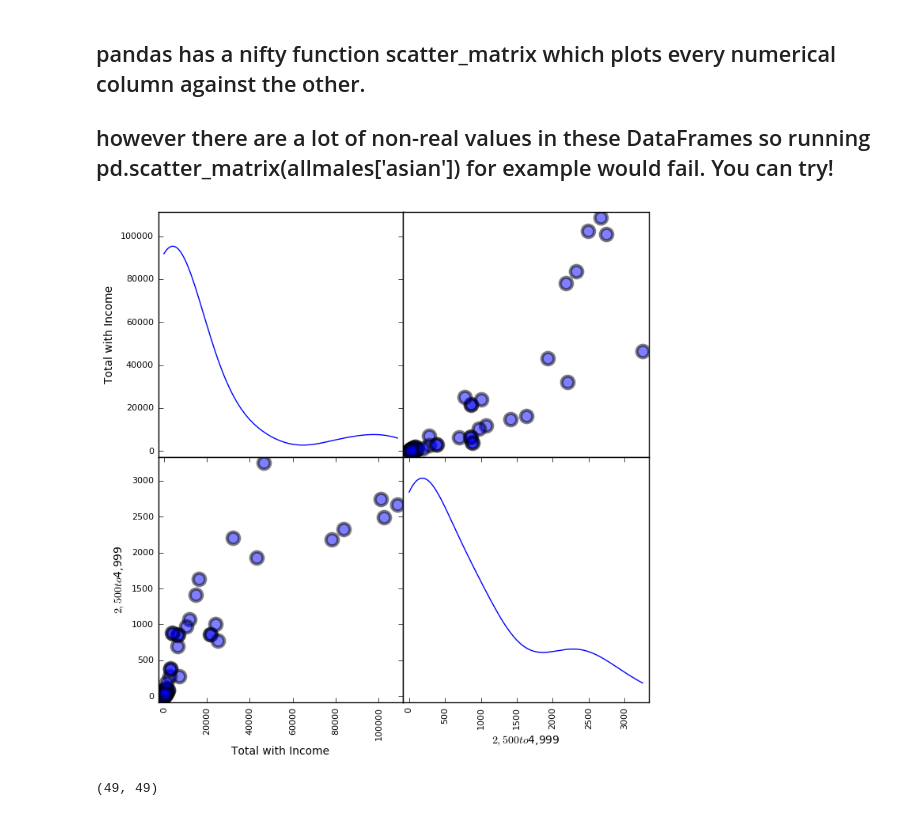
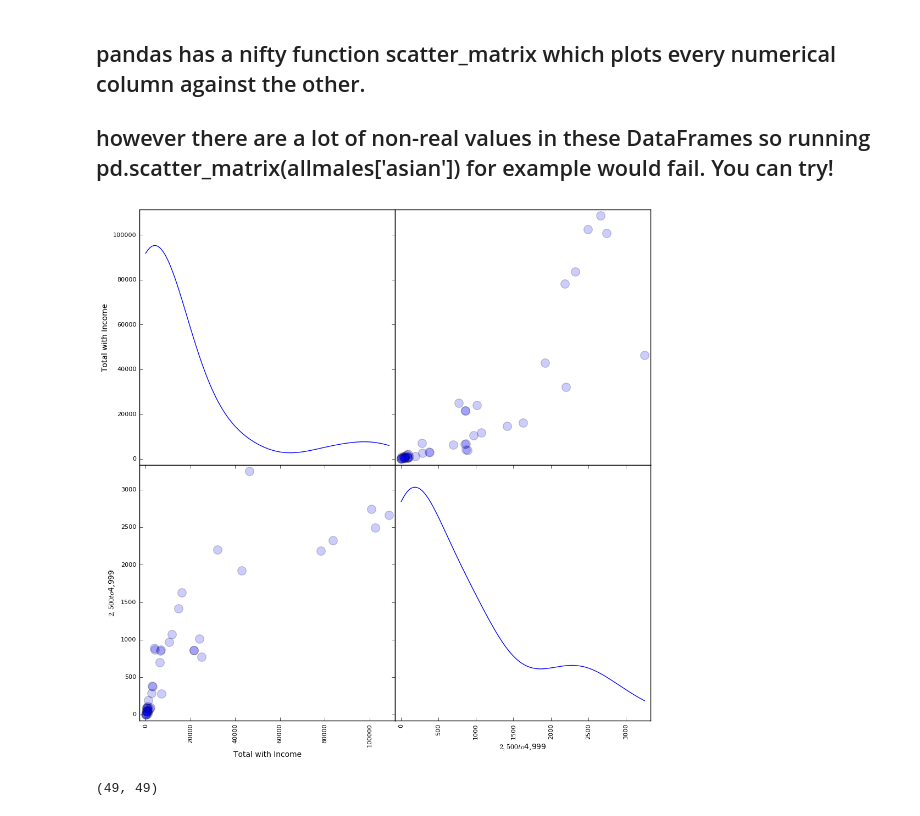
Before and after one commit to dlk253/PUI2016_dlk253, a Jupyter notebook: HW5_dlk253/HW5_Assignment2_dlk253_genderIncomeBias.ipynb, the cells around one changed output. Saved outputs shown, nothing was run; the diff lists cells and outputs as text; code cells hidden in the pictures.

```diff
--- a/HW5_dlk253/HW5_Assignment2_dlk253_genderIncomeBias.ipynb
+++ b/HW5_dlk253/HW5_Assignment2_dlk253_genderIncomeBias.ipynb
@@ -173,16 +190,16 @@ max             40.000000           23.000000         904.000000
 # %%
 # only columns containing real numerical values
 # are plotted with scatter_matrix.
 # But we are interested in median income but it wont get plotted,
 # due to bad values in the column
 
 fig = pd.scatter_matrix(allmales['all']
                    [[u'Total with Income',u'$2,500 to $4,999',
-                     u'Median income',u'Gini ratio']],
-                   linewidth= 3, s=500, figsize=(8,8),
+                     u'Median income',u'Gini ratio']], alpha=0.2,
+                   linewidth= 1, s=500, figsize=(12,12),
                         diagonal='kde')
 # %% [output]
-[figure, old version]
+[figure, new version]
 # %%
 #the rel values in the Median income row are fewer than the number of rows
 print (allmales['asian'].shape)
```
Also changed, not shown: parts of 20 cells of this notebook.
